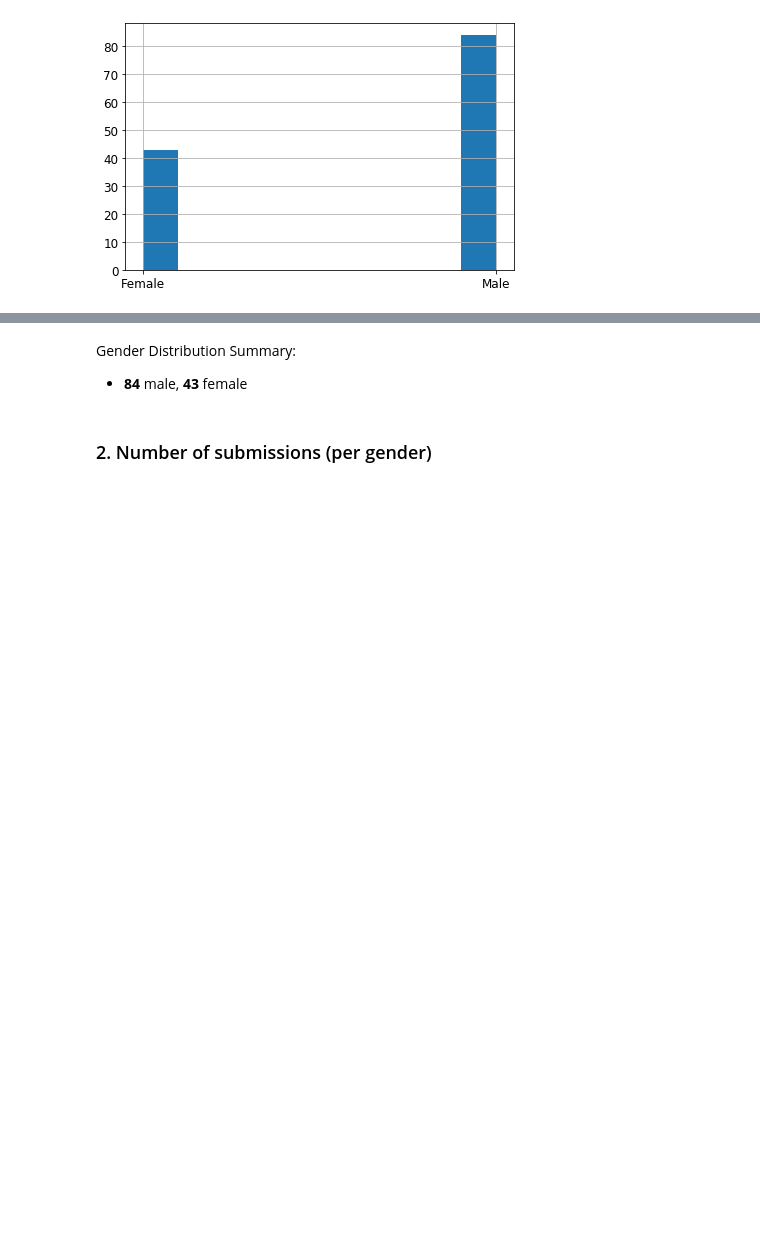
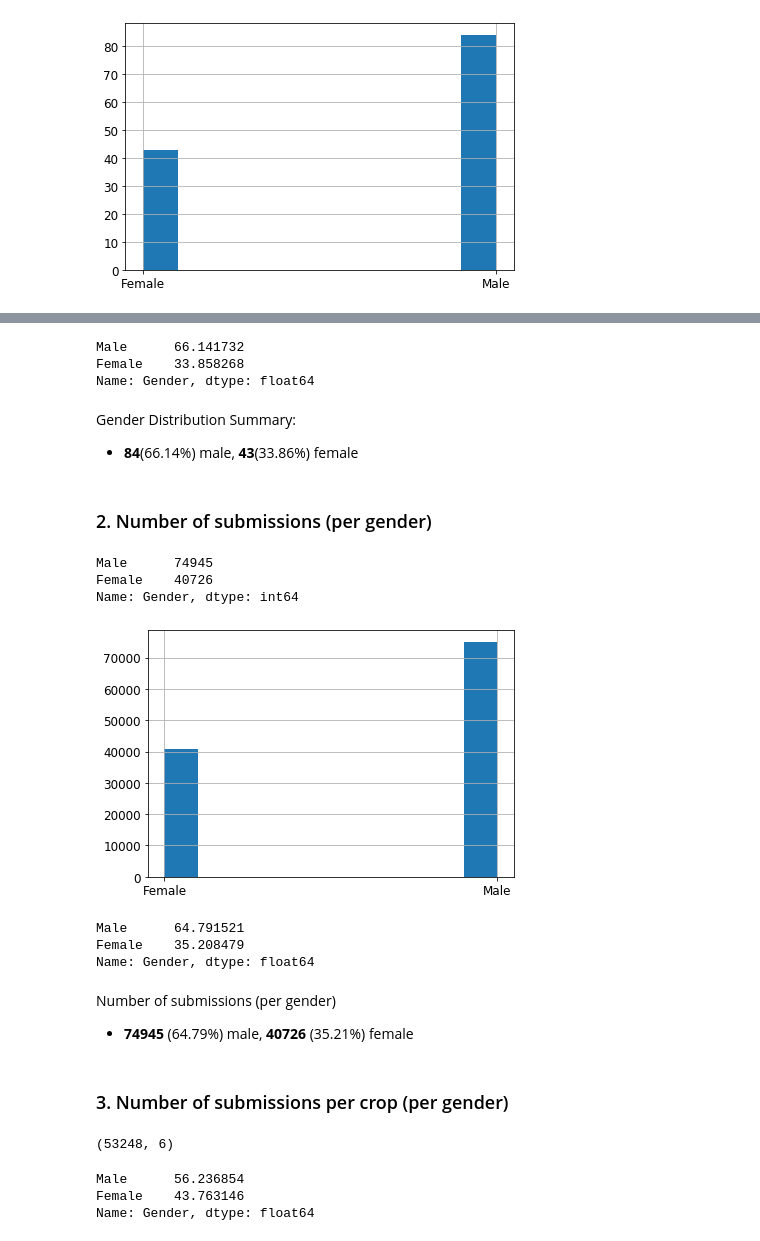
Before and after one commit to MosesBomera/RCROPS-Data-Analysis, a Jupyter notebook: RCROPS_data_analysis.ipynb, the cells around one changed output, grey strips where cells are left out. Drawn from its saved outputs; the diff is of its cells as text; code cells hidden in the pictures; blank space fills up the shorter version.

Commit message:
Do Number of Submissions per Crop per Gender

```diff
--- a/RCROPS_data_analysis.ipynb
+++ b/RCROPS_data_analysis.ipynb
@@ -303,5 +312,49 @@ Name: Gender, dtype: float64
+# %%
+percentage(updated_farmers_data, 'Gender')
+# %% [output]
+Male      66.141732
+Female    33.858268
+Name: Gender, dtype: float64
 # %% [markdown]
 Gender Distribution Summary:
-- **84** male, **43** female
+- **84**(66.14%) male, **43**(33.86%) female
 # %% [markdown]
 ### 2. Number of submissions (per gender)
+# %%
+combined_data_inner.Gender.value_counts()
+# %% [output]
+Male      74945
+Female    40726
+Name: Gender, dtype: int64
+# %%
+combined_data_inner.Gender.hist()
+save_figure("Number_of_Submissions_per_Gender")
+# %% [output]
+[figure, added]
+# %%
+percentage(combined_data_inner, 'Gender')
+# %% [output]
+Male      64.791521
+Female    35.208479
+Name: Gender, dtype: float64
+# %% [markdown]
+Number of submissions (per gender)
+- **74945** (64.79%) male, **40726** (35.21%) female
+# %% [markdown]
+### 3. Number of submissions per crop (per gender)
+# %%
+# Use the original datasets
+# Cassava series
+cassava_submissions = pd.DataFrame(cassava_series)
+combined_cassava_data = pd.merge(updated_farmers_data, cassava_submissions,
+                                 left_on='Farmer_ID', right_on='FARMER_ID',
+                                how='inner')
+combined_cassava_data.shape
+# %% [output]
+(53248, 6)
+# %%
+percentage(combined_cassava_data, 'Gender')
+# %% [output]
+Male      56.236854
+Female    43.763146
+Name: Gender, dtype: float64
```
Also changed, not shown: parts of 11 cells of this notebook.
